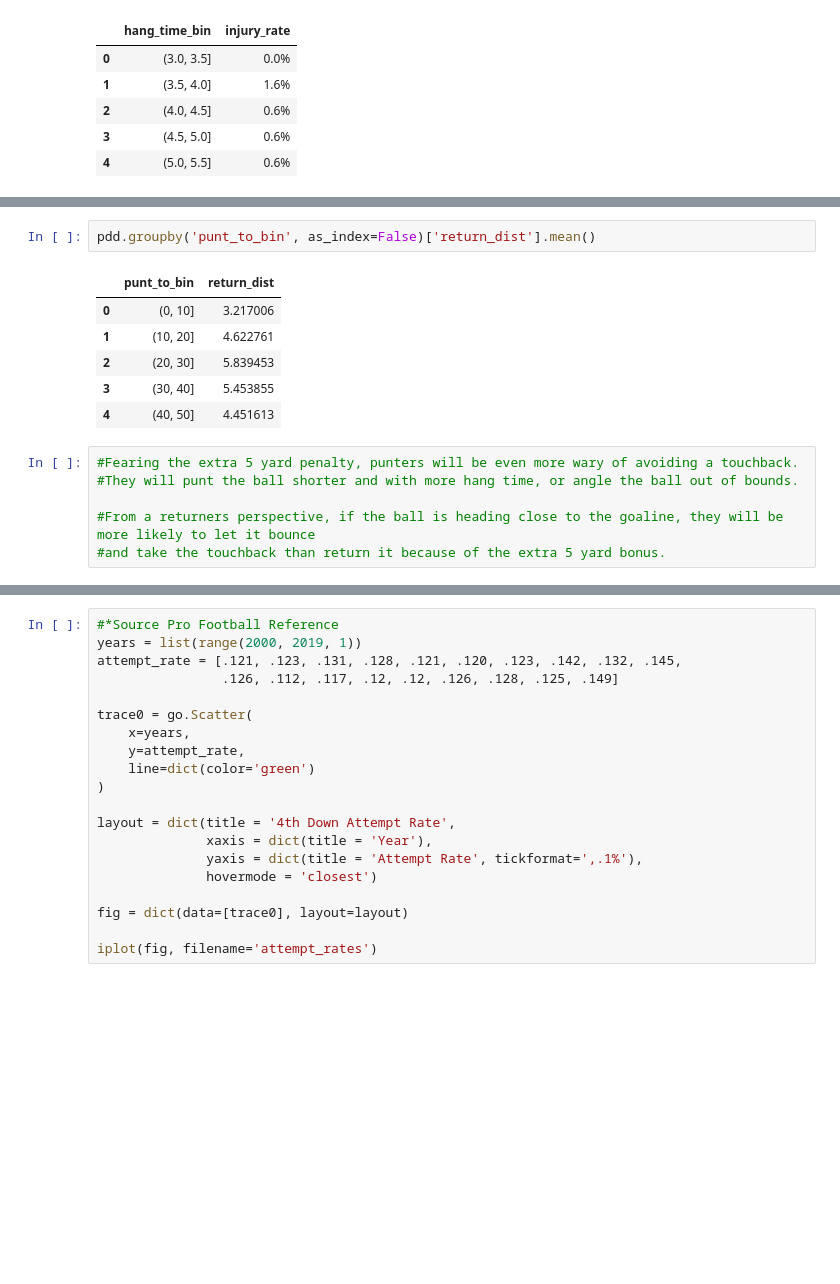
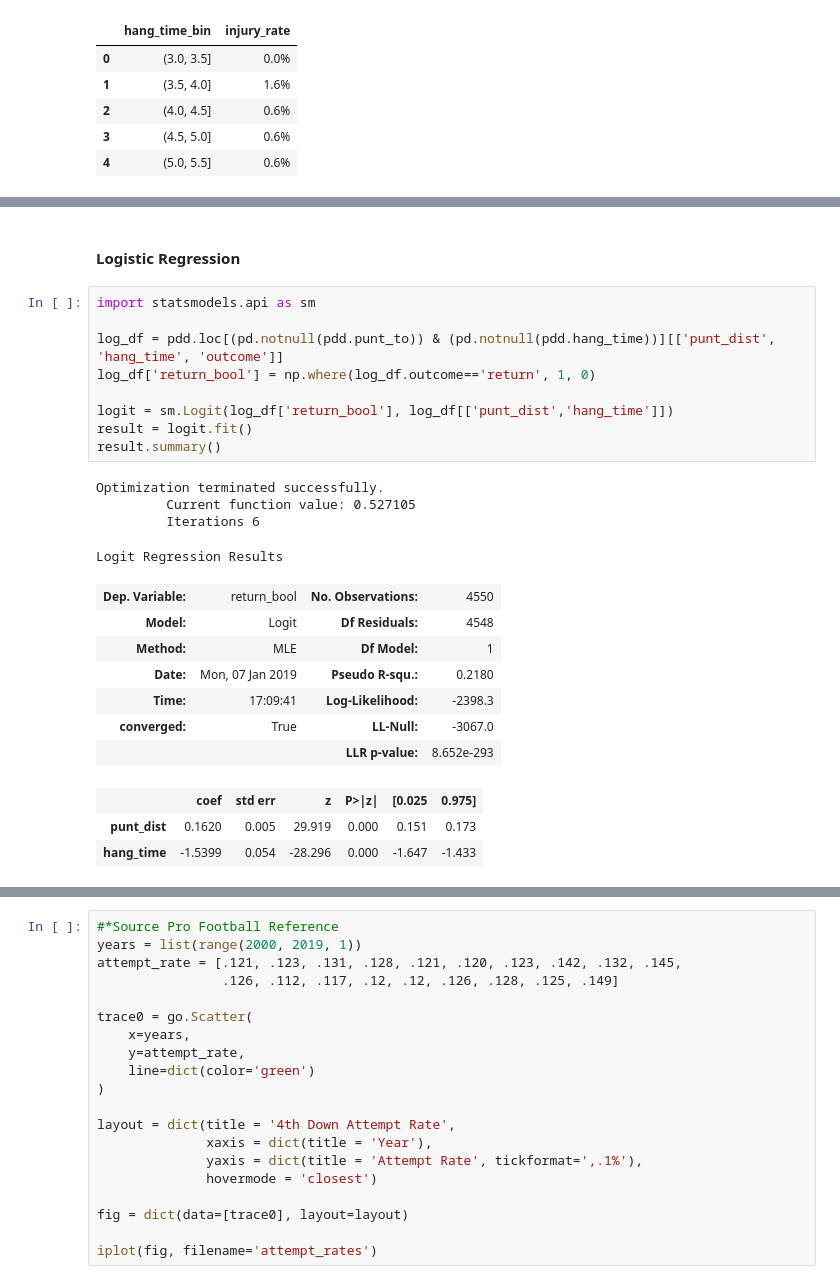
Before and after one commit to mtodisco10/nfl-punt-analytics, a Jupyter notebook: nfl_punt_script.ipynb, the cells around one changed output, grey strips where cells are left out. Cells and saved outputs as stored; diff of their text form; blank space fills up the shorter version.

```diff
--- a/nfl_punt_script.ipynb
+++ b/nfl_punt_script.ipynb
@@ -1205,18 +1261,29 @@ plt.colorbar()
 plt.show()
 # %% [output]
 [figure]
-# %%
-pdd.groupby('punt_to_bin', as_index=False)['return_dist'].mean()
-# %% [output]
-|  | punt_to_bin | return_dist |
-| 0 | (0, 10] | 3.217006 |
-| 1 | (10, 20] | 4.622761 |
-| 2 | (20, 30] | 5.839453 |
-| 3 | (30, 40] | 5.453855 |
-| 4 | (40, 50] | 4.451613 |
-# %%
-#Fearing the extra 5 yard penalty, punters will be even more wary of avoiding a touchback.
-#They will punt the ball shorter and with more hang time, or angle the ball out of bounds.
-
-#From a returners perspective, if the ball is heading close to the goaline, they will be more likely to let it bounce
-#and take the touchback than return it because of the extra 5 yard bonus.
+# %% [markdown]
+#### Logistic Regression
+# %%
+import statsmodels.api as sm
+
+log_df = pdd.loc[(pd.notnull(pdd.punt_to)) & (pd.notnull(pdd.hang_time))][['punt_dist', 'hang_time', 'outcome']]
+log_df['return_bool'] = np.where(log_df.outcome=='return', 1, 0)
+
+logit = sm.Logit(log_df['return_bool'], log_df[['punt_dist','hang_time']])
+result = logit.fit()
+result.summary()
+# %% [output]
+Optimization terminated successfully.
+         Current function value: 0.527105
+         Iterations 6
+Logit Regression Results
+| Dep. Variable: | return_bool | No. Observations: | 4550 |
+| Model: | Logit | Df Residuals: | 4548 |
+| Method: | MLE | Df Model: | 1 |
+| Date: | Mon, 07 Jan 2019 | Pseudo R-squ.: | 0.2180 |
+| Time: | 17:09:41 | Log-Likelihood: | -2398.3 |
+| converged: | True | LL-Null: | -3067.0 |
+|  |  | LLR p-value: | 8.652e-293 |
+|  | coef | std err | z | P>|z| | [0.025 | 0.975] |
+| punt_dist | 0.1620 | 0.005 | 29.919 | 0.000 | 0.151 | 0.173 |
+| hang_time | -1.5399 | 0.054 | -28.296 | 0.000 | -1.647 | -1.433 |
```
Also changed, not shown: parts of 40 cells of this notebook.
